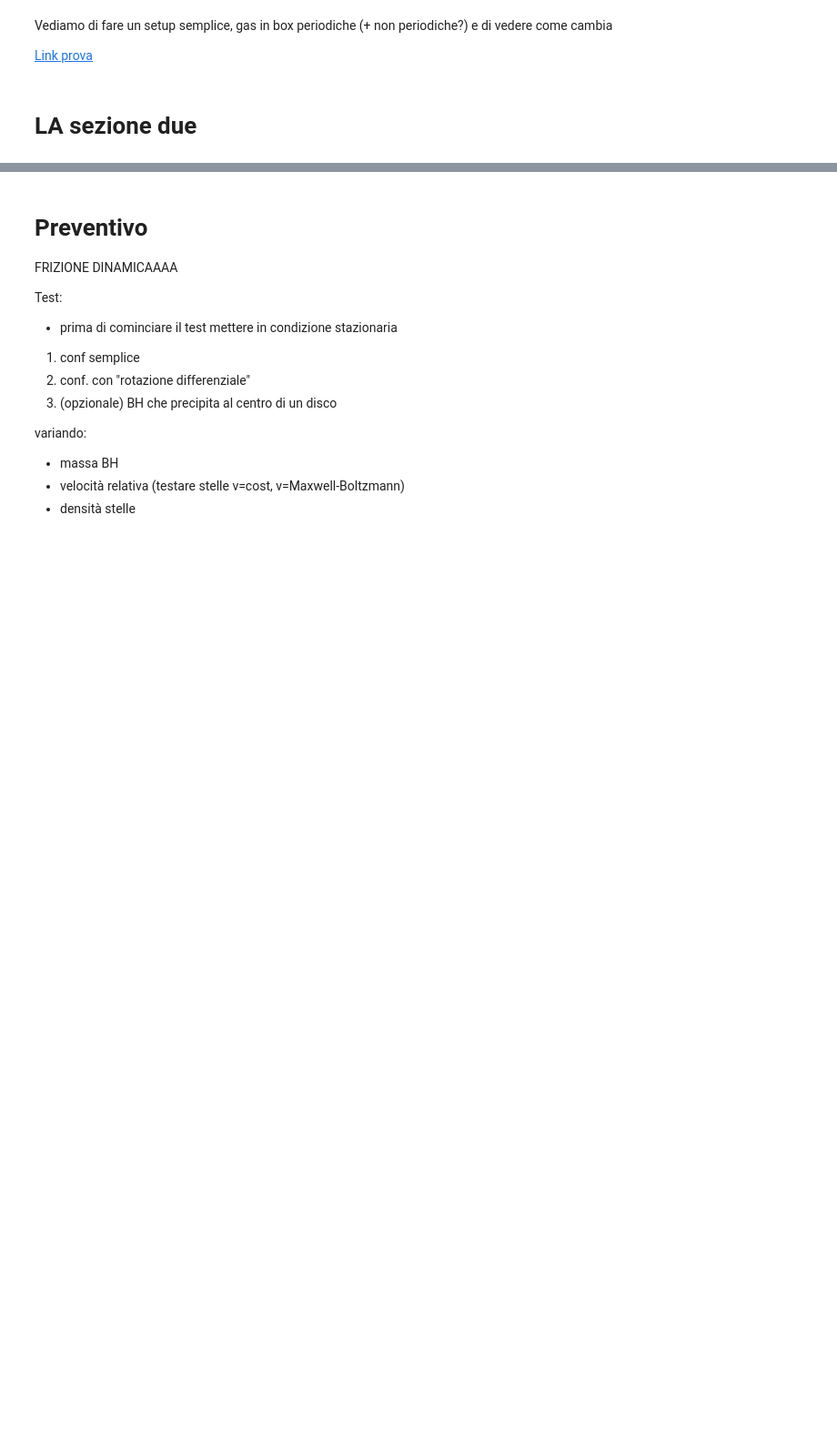
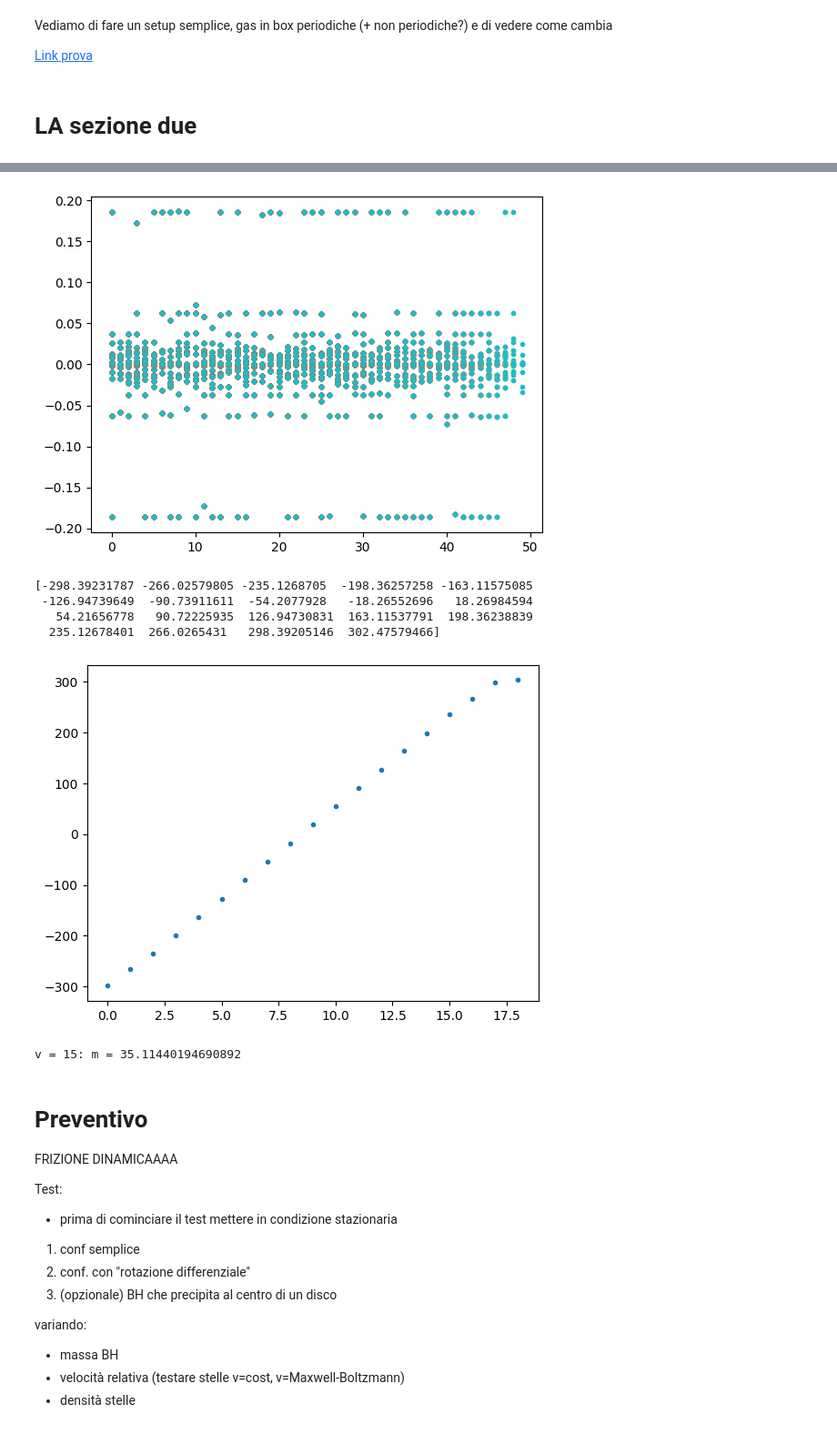
Before and after one commit to danivolo/rebbound, a Jupyter notebook: test-daniele.ipynb, the cells around one changed output, grey strips where cells are left out. Shown: that part at 91% size. Cells and saved outputs as stored; diff of their text form; code cells hidden in the pictures; blank space fills up the shorter version.

```diff
--- a/test-daniele.ipynb
+++ b/test-daniele.ipynb
@@ -93,0 +100,38 @@ plt.show()
+# %%
+means = np.zeros(nrows)
+fig, ax = plt.subplots()
+for b in range(1,nrows):
+    defs = []
+    for p in sim.particles:
+        if p.hash.value != 1753590236 and bs[p.hash.value]==b:
+            # if p.x<0.1*nx*boxL and (True or p.x < -0.99*nx*boxL/2 or np.abs(p.y) > 0.99*ny*boxL/2):
+            deflection = np.arctan2(p.vy,p.vx)
+            deflection = (np.abs(deflection)-np.pi)*np.sign(deflection)
+            defs = np.r_[defs, deflection]
+            ax.plot(defs,'.',label=f"{b}")
+    means[b] = np.mean(defs)
+plt.show()
+b_over_b90 = 1/np.tan(means/2)
+b_over_b90 = b_over_b90[1:]
+Xfit = np.arange(nrows)[1:]
+print(b_over_b90)
+fig, ax = plt.subplots()
+# ax.plot(means,'.')
+ax.plot(b_over_b90,'.')
+# ax.hist(np.tan(defs/2),bins=10000)
+# # ax.plot(np.log(-np.tan(defs)),'.',markersize=0.1)
+plt.show()
+
+from scipy.optimize import curve_fit
+
+popt, _ = curve_fit(lambda x, m, q: m*x + q, Xfit, b_over_b90)
+
+print(f"v = {Vx}: m = {popt[0]}")
+# %% [output]
+[figure, added]
+[-298.39231787 -266.02579805 -235.1268705  -198.36257258 -163.11575085
+ -126.94739649  -90.73911611  -54.2077928   -18.26552696   18.26984594
+   54.21656778   90.72225935  126.94730831  163.11537791  198.36238839
+  235.12678401  266.0265431   298.39205146  302.47579466]
+[figure, added]
+v = 15: m = 35.11440194690892
```
Also changed, not shown: parts of 8 cells of this notebook, 1 other file.
